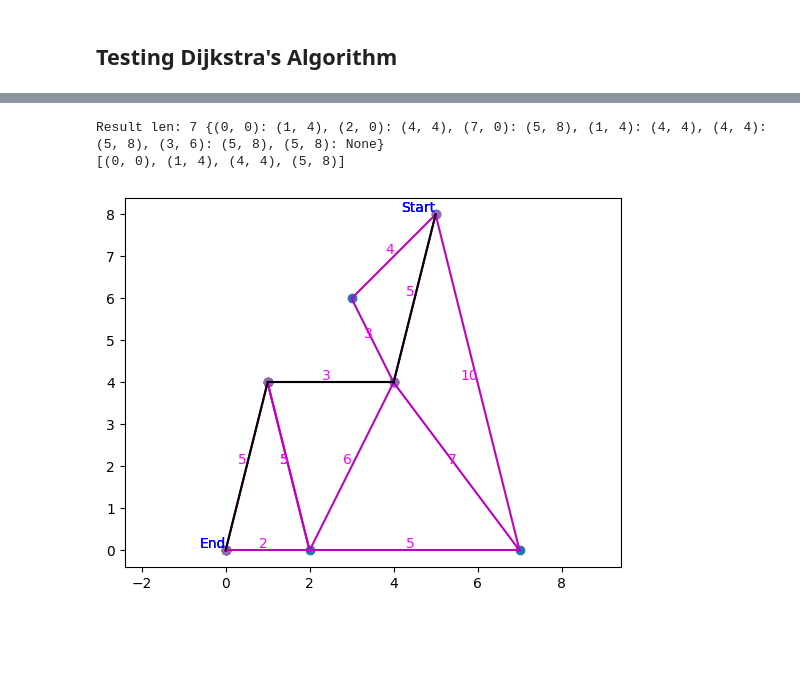
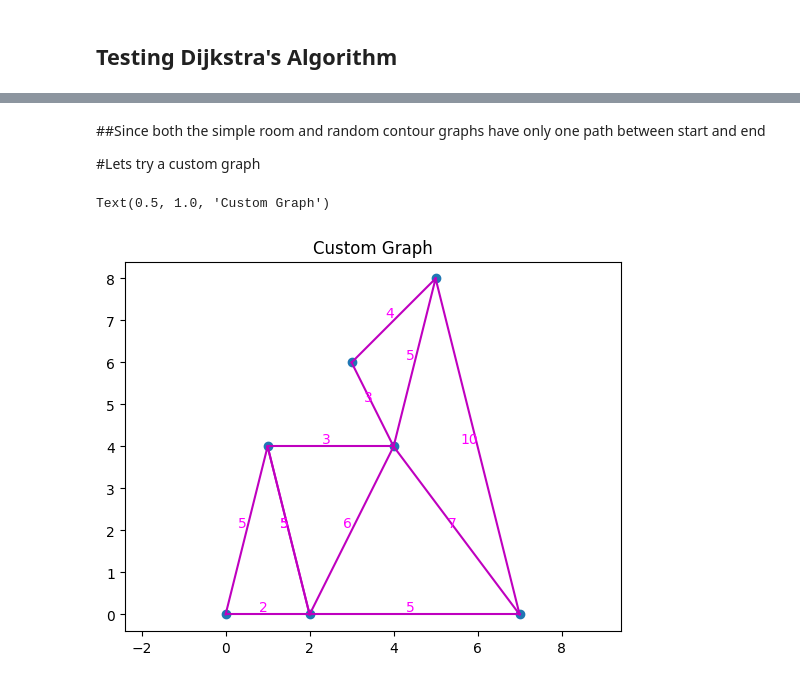
Before and after one commit to Ismail-Armutcu/Algorithms-for-Interactive-Sytems, a Jupyter notebook: MMI513_PA5_PathFinding.ipynb, the cells around one changed output, grey strips where cells are left out. Saved outputs shown, nothing was run; the diff lists cells and outputs as text; code cells hidden in the pictures; blank space fills up the shorter version.

```diff
--- a/MMI513_PA5_PathFinding.ipynb
+++ b/MMI513_PA5_PathFinding.ipynb
@@ -299,30 +314,15 @@ plotgraph(vertices, edges)
+# %% [markdown]
+##Since both the simple room and random contour graphs have only one path between start and end
+
+#Lets try a custom graph
 # %%
 vertices = [(0,0),(2,0),(7,0),(1,4),(4,4),(3,6),(5,8)]
 edges = [[ (0,0,) , (2,0)],[(2,0) , (7,0)],[ (0,0) , (1,4)],[ (2,0) , (1,4)],[ (1,4) , (4,4)],[ (1,4) , (2,0)],[ (2,0) , (4,4)],[ (4,4) , (3,6)]
          ,[ (4,4) , (5,8)],[ (4,4) , (7,0)],[ (7,0) , (5,8)],[ (3,6) , (5,8)]]
 
 
-
-
-s,r = random.sample(vertices, 2)
-res = dijkstra(vertices,edges,s,r)
-print("Result len:",len(res),res)
-
-prev = res[r]
-steps = []
-steps.append(r)
-steps.append(prev)
-while(prev != s):
-  prev = res[prev]
-  steps.append(prev)
-print(steps)
-travelledEdges = []
-for i in range(len(steps)-1):
-  travelledEdges.append(((steps[i]),(steps[i+1])))
-
 plotgraph(vertices, edges)
-plotPath(steps,travelledEdges,s,r)
+plt.title('Custom Graph')
 # %% [output]
-Result len: 7 {(0, 0): (1, 4), (2, 0): (4, 4), (7, 0): (5, 8), (1, 4): (4, 4), (4, 4): (5, 8), (3, 6): (5, 8), (5, 8): None}
-[(0, 0), (1, 4), (4, 4), (5, 8)]
+Text(0.5, 1.0, 'Custom Graph')
-[figure, old version]
+[figure, new version]
```
Also changed, not shown: parts of 22 cells of this notebook.
